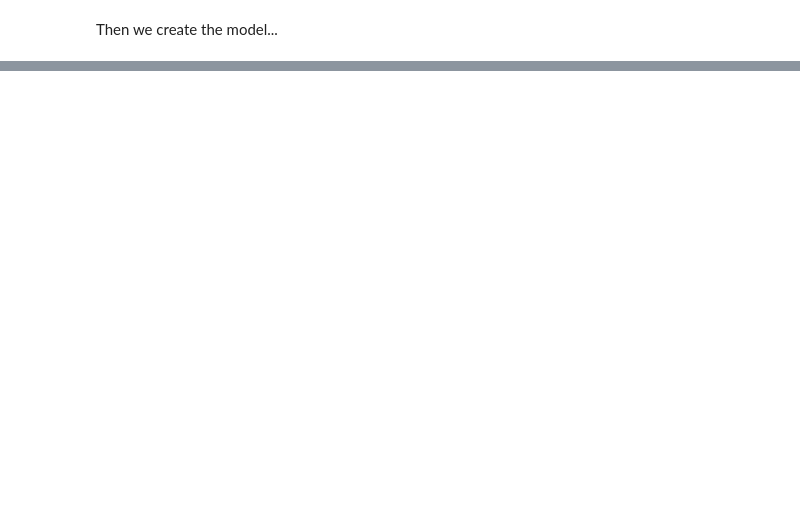
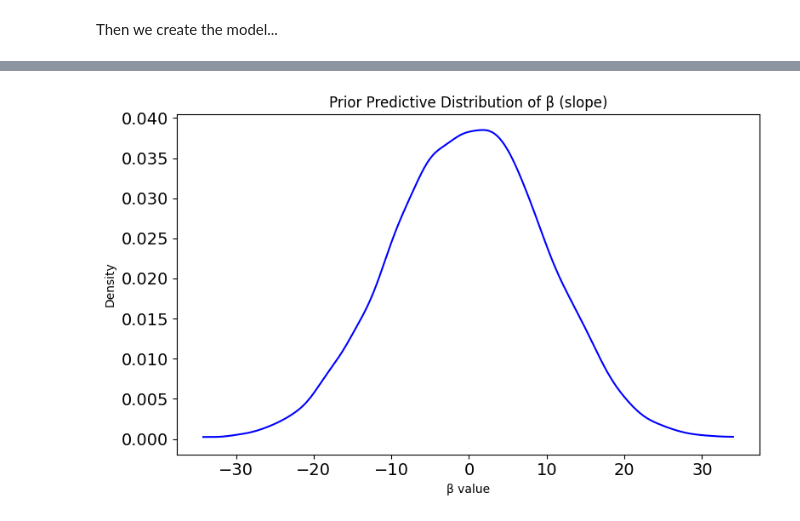
Before and after one commit to Noerklit/ProbProExam-2026, a Jupyter notebook: main-question.ipynb, the cells around one changed output, grey strips where cells are left out. Saved outputs shown, nothing was run; the diff lists cells and outputs as text; code cells hidden in the pictures; blank space fills up the shorter version.

```diff
--- a/main-question.ipynb
+++ b/main-question.ipynb
@@ -606,0 +635,9 @@ pm.model_to_graphviz(m_lines_of_code)
+# %%
+plt.figure(figsize=(8,5))
+az.plot_dist(β_prior, color='blue')
+plt.title("Prior Predictive Distribution of β (slope)")
+plt.xlabel("β value")
+plt.ylabel("Density")
+plt.show()
+# %% [output]
+[figure, added]
```
Also changed, not shown: parts of 26 cells of this notebook, 1 other file.
